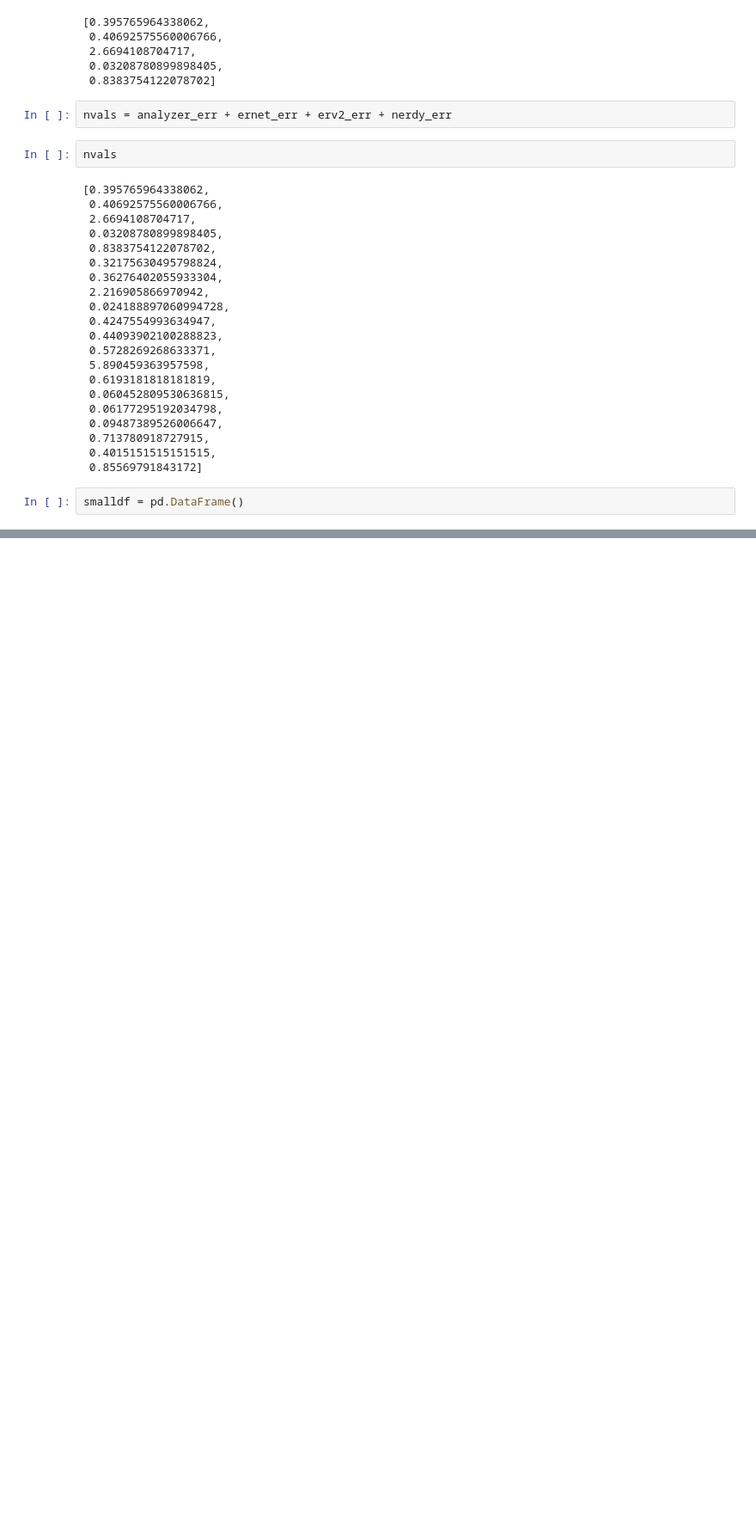
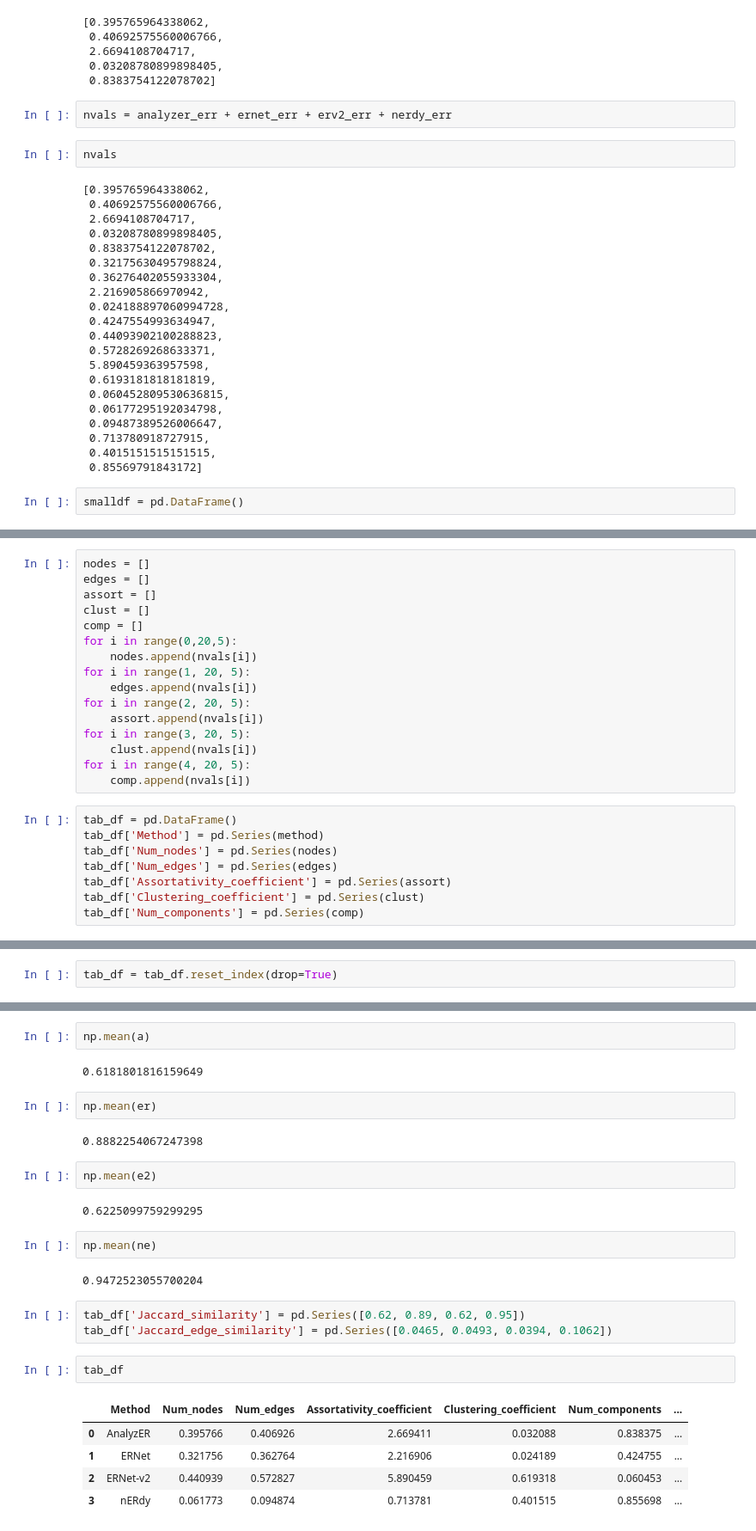
Before and after one commit to kiryteo/ER-Analysis-scripts, a Jupyter notebook: src/nw_graph_analysis/Graph-comparison.ipynb, the cells around one changed output, grey strips where cells are left out. Shown at 86% size. Cells and saved outputs as stored; diff of their text form; blank space fills up the shorter version.

```diff
--- a/src/nw_graph_analysis/Graph-comparison.ipynb
+++ b/src/nw_graph_analysis/Graph-comparison.ipynb
@@ -1109,0 +1126,24 @@ smalldf = pd.DataFrame()
+# %%
+nodes = []
+edges = []
+assort = []
+clust = []
+comp = []
+for i in range(0,20,5):
+    nodes.append(nvals[i])
+for i in range(1, 20, 5):
+    edges.append(nvals[i])
+for i in range(2, 20, 5):
+    assort.append(nvals[i])
+for i in range(3, 20, 5):
+    clust.append(nvals[i])
+for i in range(4, 20, 5):
+    comp.append(nvals[i])
+# %%
+tab_df = pd.DataFrame()
+tab_df['Method'] = pd.Series(method)
+tab_df['Num_nodes'] = pd.Series(nodes)
+tab_df['Num_edges'] = pd.Series(edges)
+tab_df['Assortativity_coefficient'] = pd.Series(assort)
+tab_df['Clustering_coefficient'] = pd.Series(clust)
+tab_df['Num_components'] = pd.Series(comp)
@@ -1109,0 +1158,2 @@ smalldf = pd.DataFrame()
+# %%
+tab_df = tab_df.reset_index(drop=True)
@@ -1109,0 +1305,27 @@ smalldf = pd.DataFrame()
+# %%
+np.mean(a)
+# %% [output]
+0.6181801816159649
+# %%
+np.mean(er)
+# %% [output]
+0.8882254067247398
+# %%
+np.mean(e2)
+# %% [output]
+0.6225099759299295
+# %%
+np.mean(ne)
+# %% [output]
+0.9472523055700204
+# %%
+tab_df['Jaccard_similarity'] = pd.Series([0.62, 0.89, 0.62, 0.95])
+tab_df['Jaccard_edge_similarity'] = pd.Series([0.0465, 0.0493, 0.0394, 0.1062])
+# %%
+tab_df
+# %% [output]
+|  | Method | Num_nodes | Num_edges | Assortativity_coefficient | Clustering_coefficient | Num_components | ... |
+| 0 | AnalyzER | 0.395766 | 0.406926 | 2.669411 | 0.032088 | 0.838375 | ... |
+| 1 | ERNet | 0.321756 | 0.362764 | 2.216906 | 0.024189 | 0.424755 | ... |
+| 2 | ERNet-v2 | 0.440939 | 0.572827 | 5.890459 | 0.619318 | 0.060453 | ... |
+| 3 | nERdy | 0.061773 | 0.094874 | 0.713781 | 0.401515 | 0.855698 | ... |
```
Also changed, not shown: parts of 19 cells of this notebook.
